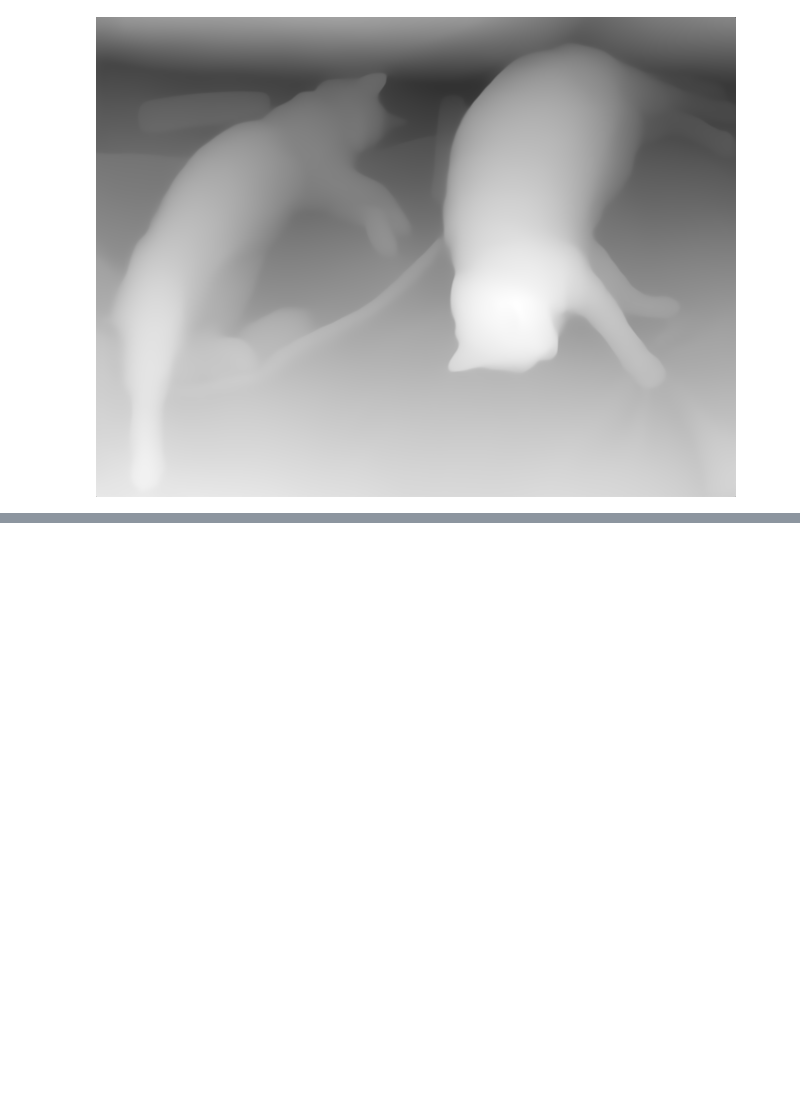
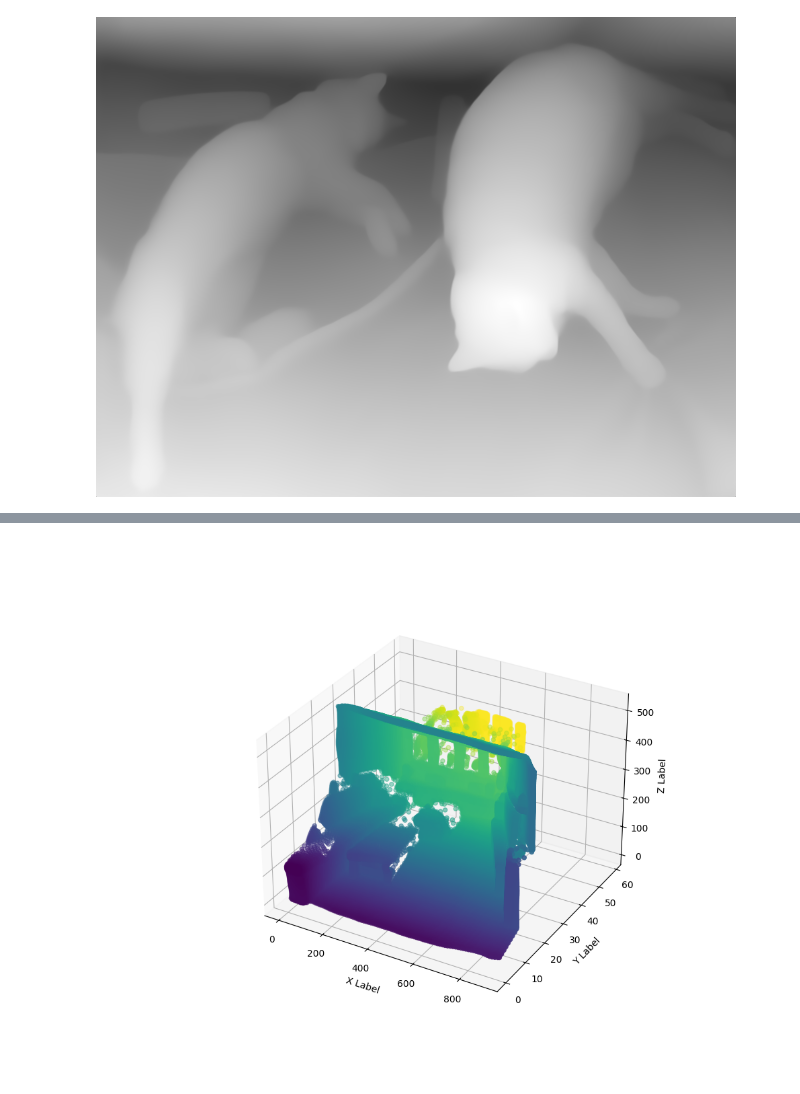
Before and after one commit to mohamedshaik272/Optimal-Path-Navigation, a Jupyter notebook: environment_nav.ipynb, the cells around one changed output, grey strips where cells are left out. Saved outputs shown, nothing was run; the diff lists cells and outputs as text; code cells hidden in the pictures; blank space fills up the shorter version.

```diff
--- a/environment_nav.ipynb
+++ b/environment_nav.ipynb
@@ -184,3 +184,39 @@ tensor([[[17.3041, 17.3192, 17.3883,  ..., 20.4376, 20.2982, 16.5202],
+# %%
+x = np.asarray(output["predicted_depth"][0])
+
+# Create a new array that will be used to visualize the depth map. the x coordinate will be 0 to depth.shape[1] and the y coordinate will the depth value, and the z coordinate will be 0 to depth.shape[0]
+
+max = np.max(x)
+
+map = []
+for i in range(x.shape[0]):
+    for j in range(x.shape[1]):
+        map.append([j, max-x[i, j], x.shape[0]-i])
+
+map = np.array(map)
+# %%
+#plot the depth map in 3d
+import matplotlib.pyplot as plt
+from mpl_toolkits.mplot3d import Axes3D
+
+%matplotlib widget
+
+# compress the depth map to simplify the visualization
+#map = map[::10]
+
+
+# Creating a 3D scatter plot
+fig = plt.figure(figsize=(10, 8))
+ax = fig.add_subplot(111, projection='3d')
+ax.scatter(map[:, 0], map[:, 1], map[:, 2], c=map[:, 1], cmap='viridis', marker='o')
+
+ax.set_xlabel('X Label')
+ax.set_ylabel('Y Label')
+ax.set_zlabel('Z Label')
+
+plt.show()
+# %% [output]
+[figure, added]
 # %%
 """
 NOTE: cannot use depth_estimator on a full video.
```
Also changed, not shown: parts of 14 cells of this notebook, 5 other files.
